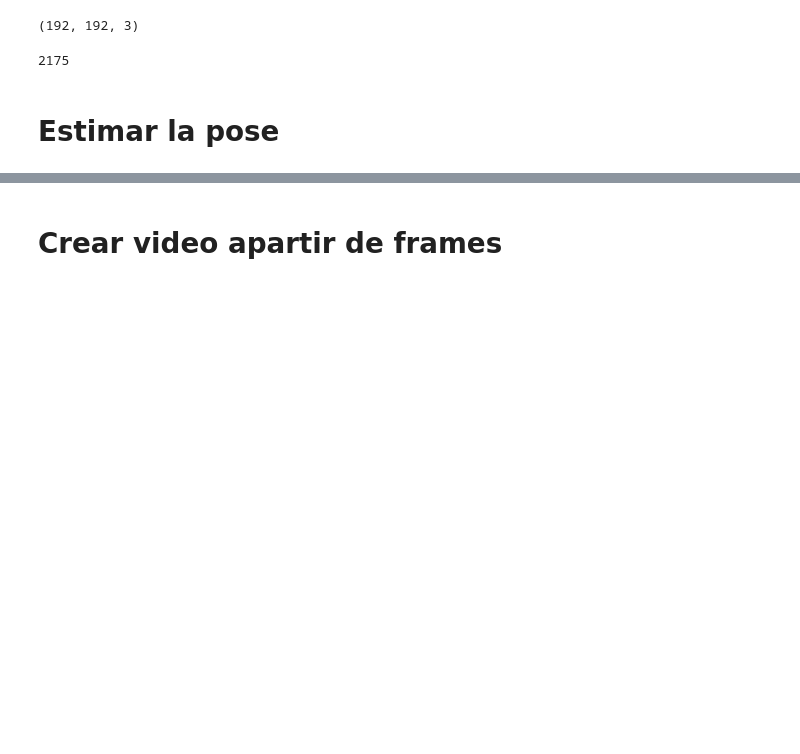
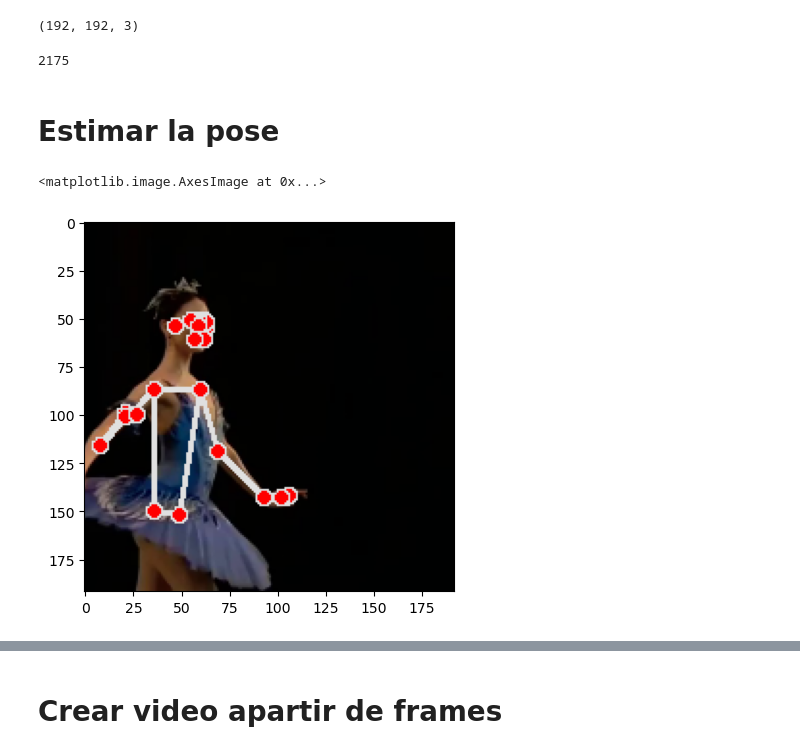
Before and after one commit to pilarcode/human_pose_estimation, a Jupyter notebook: notebooks/PoseEstimation_Video.ipynb, the cells around one changed output, grey strips where cells are left out. Cells and saved outputs as stored; diff of their text form; code cells hidden in the pictures; blank space fills up the shorter version.

```diff
--- a/notebooks/PoseEstimation_Video.ipynb
+++ b/notebooks/PoseEstimation_Video.ipynb
@@ -213,3 +218,8 @@ def estimar_pose(frames):
     return frames_pose
 # %%
 output_frames = estimar_pose(frames)
+# %%
+plt.imshow(cv2.cvtColor(output_frames[0], cv2.COLOR_BGR2RGB))
+# %% [output]
+<matplotlib.image.AxesImage at 0x...>
+[figure, added]
```
Also changed, not shown: parts of 2 cells of this notebook.
